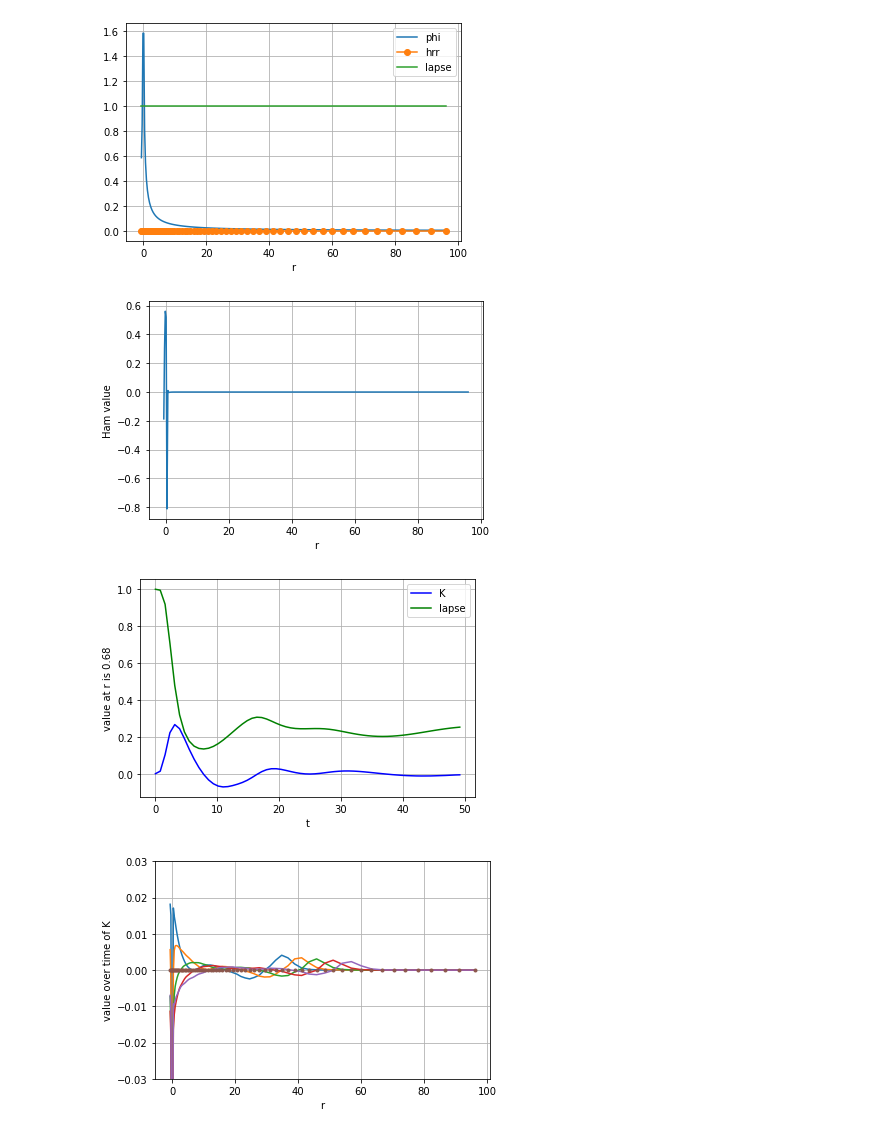
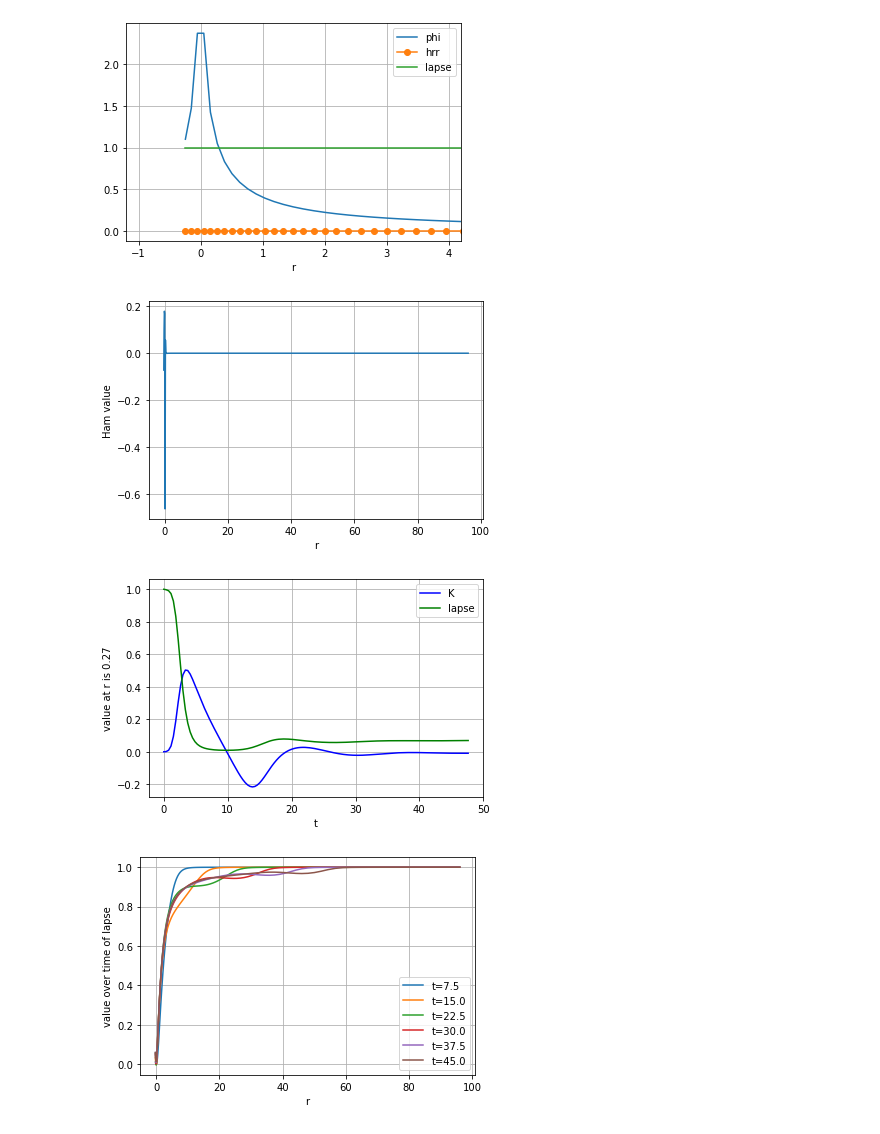
Before and after one commit to GRTLCollaboration/engrenage, a Jupyter notebook: examples/BHEvolution.ipynb, the cells around one changed output. Saved outputs shown, nothing was run; the diff lists cells and outputs as text; code cells hidden in the pictures.

```diff
--- a/examples/BHEvolution.ipynb
+++ b/examples/BHEvolution.ipynb
@@ -28,8 +28,8 @@ from source.Grid import *
 # %%
 # Input parameters for grid and evolution here
 max_r = 96.0 # outer edge of the grid (including ghosts)
-num_points_r = 64 # total (including ghosts)
-log_factor = 1.05 # increase in dr interval at each grid step
+num_points_r = 96 # total (including ghosts)
+log_factor = 1.04 # increase in dr interval at each grid step
 my_grid = Grid(max_r, num_points_r, log_factor)
 r = my_grid.r_vector
 
@@ -52,11 +52,11 @@ plt.plot(r, initial_hrr, '-o', label='hrr') # zero, but plot as dots to see the
 plt.plot(r, initial_lapse, label='lapse')
 #plt.plot(r, initial_lambdar, label='lambdar')
 plt.legend(loc='best')
-#plt.xlim(-1.2,1.2)
+plt.xlim(-1.2,4.2)
 #plt.ylim(-0.001,0.001)
 plt.grid()
 # %% [output]
-[figure, old version]
+[figure, new version]
 # %%
 # check the Hamiltonian constraint initially satisfied
 Ham = get_Ham_diagnostic(initial_state, np.array([0]), my_grid)
@@ -70,16 +70,16 @@ plt.xlabel('r')
 plt.ylabel('Ham value')
 plt.grid()
 # %% [output]
-[figure, old version]
+[figure, new version]
 # %%
 # for control of time integrator and spatial grid
-T = 50.0 # Maximum evolution time
-num_points_t = 64 # time resolution (only for outputs, not for integration, which is decided by python)
+T = 48.0 # Maximum evolution time
+num_points_t = 128 # time resolution (only for outputs, not for integration, which is decided by python)
 
 # Work out dt and time spacing of outputs
 dt = T/num_points_t
 t = np.linspace(0, T-dt, num_points_t)
-eta = 0.5 # the 1+log slicing damping coefficient - of order 1/M_adm of spacetime
+eta = 2.0 # the 1+log slicing damping coefficient - of order 1/M_adm of spacetime
 
 # Solve for the solution using RK45 integration of the ODE
 # to make like (older) python odeint method use method='LSODA' instead
@@ -88,7 +88,7 @@ with tqdm(total=1000, unit="‰") as progress_bar:
     dense_solution = solve_ivp(get_rhs, [0,T], initial_state,
                                args=(my_grid, eta, progress_bar, [0, T/1000]),
                         #atol=1e-5, rtol=1e-5,
-                        max_step=(0.4*my_grid.base_dx), #for stability
+                        max_step=(0.3*my_grid.base_dx), #for stability
                         method='RK45', dense_output=True)
 
 # Interpolate the solution at the time points requested
@@ -110,28 +110,25 @@ plt.ylabel('value at r is '+str(r_i))
 plt.legend(loc='best')
 plt.grid()
 # %% [output]
-[figure, old version]
+[figure, new version]
 # %%
 # plot the profile for some variable at a selection of times
-var = idx_K # I suggest looking at shiftr, lapse, K or phi to see the gauge evolution
+var = idx_lapse # I suggest looking at shiftr, lapse, K or phi to see the gauge evolution
 
 for i, t_i in enumerate(t) :
-    if (i < num_points_t) and (i % 5 == 0) and (t_i > 30.0):
+    if (i < num_points_t) and (i % 20 == 0) and (t_i > 0.0):
         labelt = "t="+str(round(t_i,2))
         f_t = solution[i, var * num_points_r: (var + 1) * num_points_r]
         plt.plot(r, f_t, label=labelt)
 
-
-
-plt.plot(r, 0*r, '.')
-#plt.legend(loc=4)
+plt.legend(loc=4)
 plt.xlabel('r')
-#plt.xlim(-1.0,42.0)
-plt.ylim(-0.03,0.03)
+#plt.xlim(1.0,9.0)
+#plt.ylim(-0.04,0.04)
 plt.ylabel('value over time of ' + variable_names[var])
 plt.grid()
 # %% [output]
-[figure, old version]
+[figure, new version]
 # %%
 # calculate the diagnostics, just the Hamiltonian constraint for now
 Ham = get_Ham_diagnostic(solution, t, my_grid)
```
Also changed, not shown: parts of 1 cell of this notebook, 5 other files.
